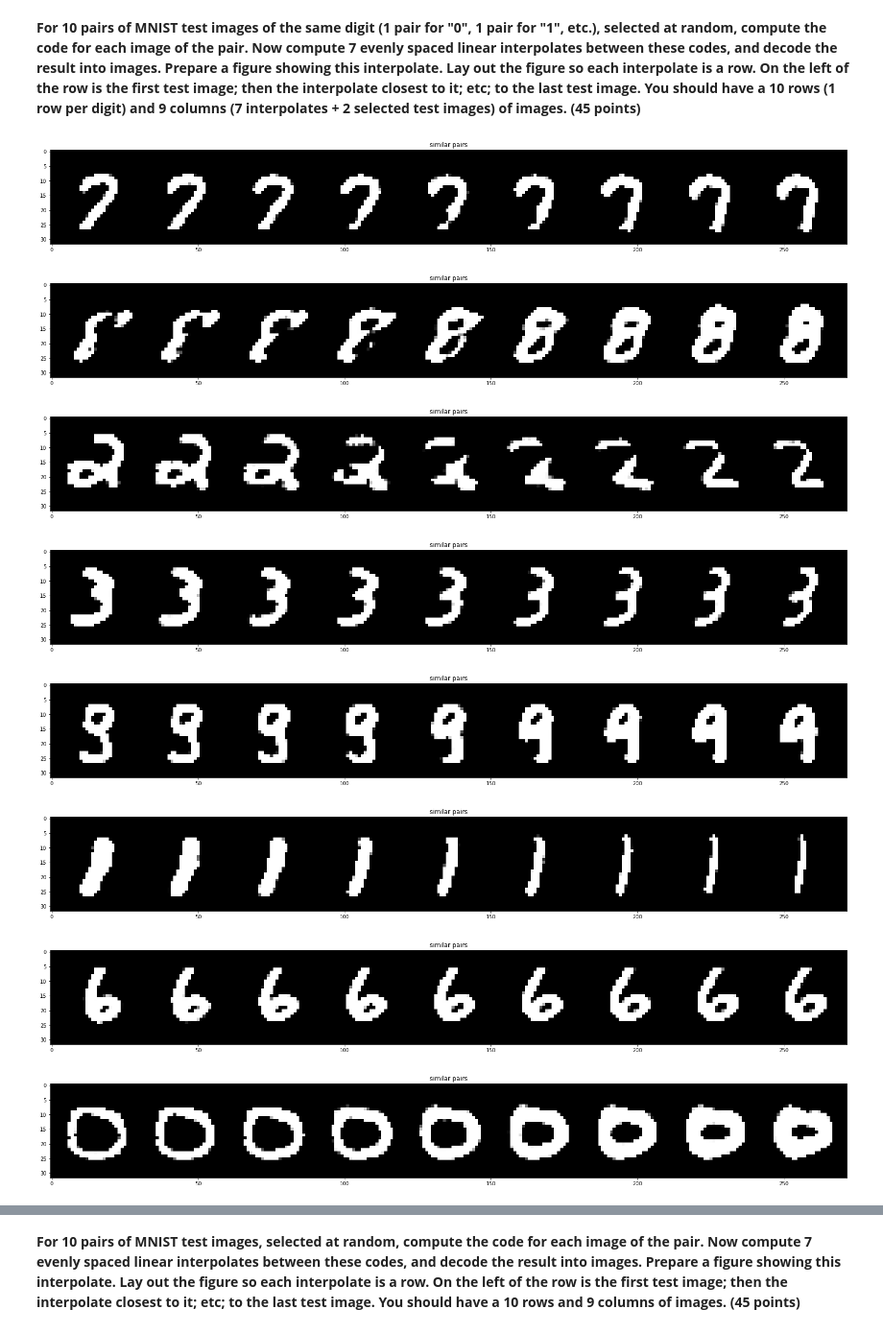
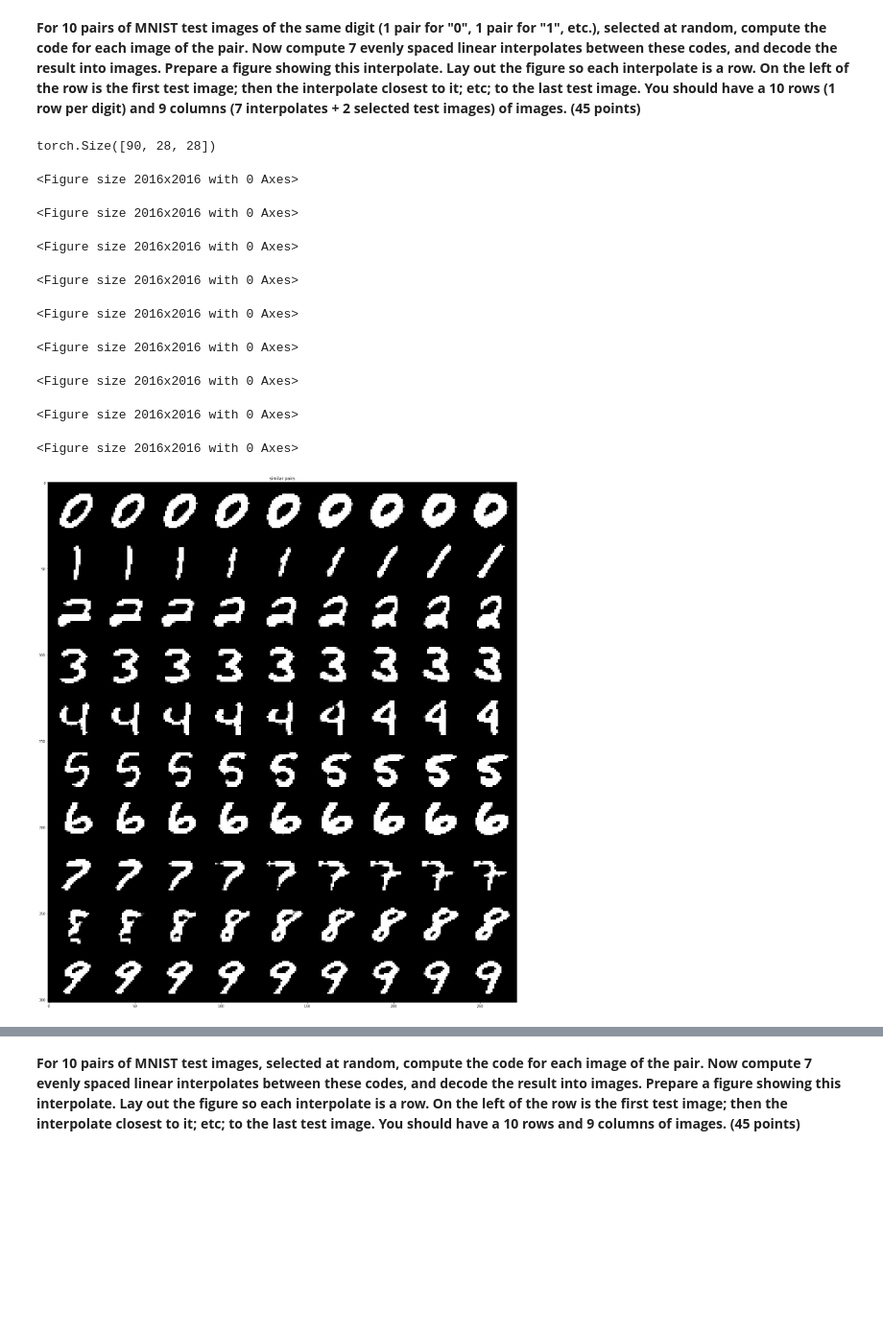
Before and after one commit to ren-bettendorf/AppliedMachineLearning, a Jupyter notebook: HW9/renb2_HW9.ipynb, the cells around one changed output, grey strips where cells are left out. Shown at 96% size. Drawn from its saved outputs; the diff is of its cells as text; code cells hidden in the pictures; blank space fills up the shorter version.

```diff
--- a/HW9/renb2_HW9.ipynb
+++ b/HW9/renb2_HW9.ipynb
@@ -354,14 +354,12 @@ def create_interpolates(A, B, model):
     sample_A = model.reparameterize(mu_a, logvar_a)
     sample_B = model.reparameterize(mu_b, logvar_b)
 
-    diff = sample_B - sample_A
-    steps = np.linspace(0, 1, 9)
     flattened_images = torch.zeros((9, 20))
-    images = torch.zeros((9, 28*28))
-
+    images = torch.zeros((9, 28, 28))
+    difference = sample_B - sample_A
     for i in range(9):
-        flattened_images[i] = torch.add(sample_A.detach(), steps[i], diff.detach())
-        images[i] = model.decode(flattened_images[i])
+        flattened_images[i] = torch.add(sample_A.detach(), i/8, difference.detach())
+        images[i] = model.decode(flattened_images[i]).view(28, 28)
     return images
 # %% [markdown]
 **For 10 pairs of MNIST test images of the same digit (1 pair for "0", 1 pair for "1", etc.), selected at random, compute the code for each image of the pair. Now compute 7 evenly spaced linear interpolates between these codes, and decode the result into images. Prepare a figure showing this interpolate. Lay out the figure so each interpolate is a row. On the left of the row is the first test image; then the interpolate closest to it; etc; to the last test image. You should have a 10 rows (1 row per digit) and 9 columns (7 interpolates + 2 selected test images) of images. (45 points)**
@@ -371,41 +369,43 @@ from torchvision import utils
 
 def show_mnist_batch(images_batch, title):
     """Show images for a batch of samples."""
-    batch_size = images_batch.size(0)
-
-    grid = utils.make_grid(torch.reshape(images_batch, (batch_size,1, 28, 28)), nrow=9)
-    utils.save_image(torch.reshape(images_batch, (batch_size, 1, 28, 28)), f'{title}.png', nrow=9)
+    grid = utils.make_grid(images_batch.view(90, 1, 28, 28), nrow=9)
+    utils.save_image(grid, titl)
     plt.imshow(grid.detach().numpy().transpose((1, 2, 0)))
     plt.title(title)
 # %%
 similar_pairs = {}
 for _, (x, y) in enumerate(test_loader):
   for i in range(len(y)):
     if y[i].item() not in similar_pairs:
       similar_pairs[y[i].item()] = []
     if len(similar_pairs[y[i].item()])<2:
       similar_pairs[y[i].item()].append(x[i])
 
   done = True
   for i in range(10):
     if i not in similar_pairs or len(similar_pairs[i])<2:
       done = False
 
   if done:
     break
 
 # similar_pairs[i] contains two images indexed at 0 and 1 that have images of the digit i
 
 ## YOUR CODE HERE ##
-for paired in similar_pairs.values():
-    interpolates = create_interpolates(paired[0], paired[1], model)
-    show_mnist_batch(interpolates, "similar pairs")
+all_interpolates_list = []
+for i in range(10):
+    all_interpolates_list.append(create_interpolates(similar_pairs[i][0], similar_pairs[i][1], model))
+show_mnist_batch(torch.cat(all_interpolates_list), "similar")
 # %% [output]
+torch.Size([90, 28, 28])
+<Figure size 2016x2016 with 0 Axes>
+<Figure size 2016x2016 with 0 Axes>
+<Figure size 2016x2016 with 0 Axes>
+<Figure size 2016x2016 with 0 Axes>
+<Figure size 2016x2016 with 0 Axes>
+<Figure size 2016x2016 with 0 Axes>
+<Figure size 2016x2016 with 0 Axes>
+<Figure size 2016x2016 with 0 Axes>
+<Figure size 2016x2016 with 0 Axes>
-[figure, old version]
+[figure, new version]
-[figure, removed]
-[figure, removed]
-[figure, removed]
-[figure, removed]
-[figure, removed]
-[figure, removed]
-[figure, removed]
```
Also changed, not shown: parts of 2 cells of this notebook, 4 other files.
